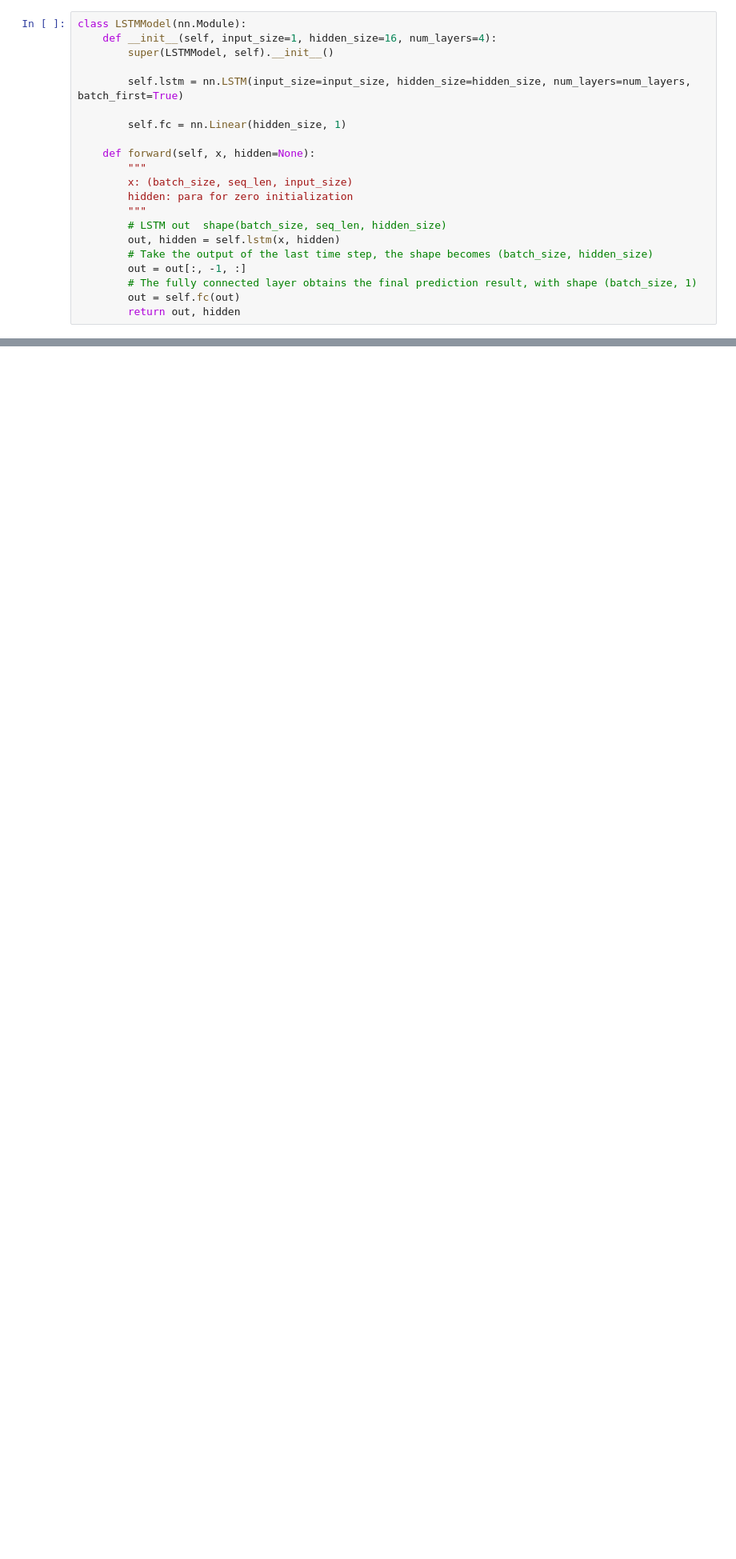
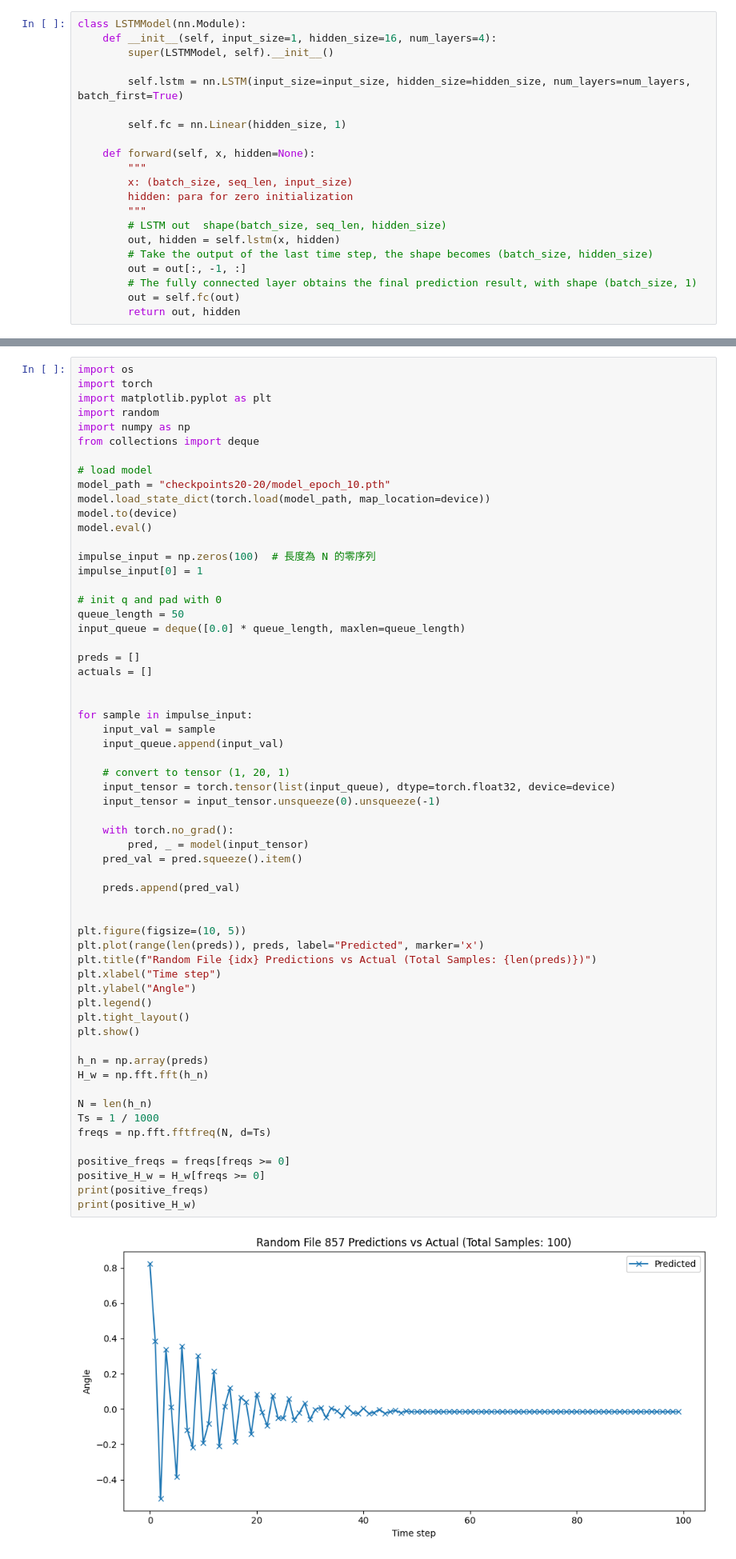
Before and after one commit to lintin528/motor_simulation, a Jupyter notebook: lstm_motorSim.ipynb, the cells around one changed output, grey strips where cells are left out. Shown: that part at 80% size. Drawn from its saved outputs; the diff is of its cells as text; blank space fills up the shorter version.

```diff
--- a/lstm_motorSim.ipynb
+++ b/lstm_motorSim.ipynb
@@ -294,0 +324,62 @@ for idx in selected_indices:
+# %%
+import os
+import torch
+import matplotlib.pyplot as plt
+import random
+import numpy as np
+from collections import deque
+
+# load model
+model_path = "checkpoints20-20/model_epoch_10.pth"
+model.load_state_dict(torch.load(model_path, map_location=device))
+model.to(device)
+model.eval()
+
+impulse_input = np.zeros(100)  # 長度為 N 的零序列
+impulse_input[0] = 1
+
+# init q and pad with 0
+queue_length = 50
+input_queue = deque([0.0] * queue_length, maxlen=queue_length)
+
+preds = []
+actuals = []
+
+
+for sample in impulse_input:
+    input_val = sample
+    input_queue.append(input_val)
+
+    # convert to tensor (1, 20, 1)
+    input_tensor = torch.tensor(list(input_queue), dtype=torch.float32, device=device)
+    input_tensor = input_tensor.unsqueeze(0).unsqueeze(-1)
+
+    with torch.no_grad():
+        pred, _ = model(input_tensor)
+    pred_val = pred.squeeze().item()
+
+    preds.append(pred_val)
+
+
+plt.figure(figsize=(10, 5))
+plt.plot(range(len(preds)), preds, label="Predicted", marker='x')
+plt.title(f"Random File {idx} Predictions vs Actual (Total Samples: {len(preds)})")
+plt.xlabel("Time step")
+plt.ylabel("Angle")
+plt.legend()
+plt.tight_layout()
+plt.show()
+
+h_n = np.array(preds)
+H_w = np.fft.fft(h_n)
+
+N = len(h_n)
+Ts = 1 / 1000
+freqs = np.fft.fftfreq(N, d=Ts)
+
+positive_freqs = freqs[freqs >= 0]
+positive_H_w = H_w[freqs >= 0]
+print(positive_freqs)
+print(positive_H_w)
+# %% [output]
+[figure, added]
```
Also changed, not shown: parts of 8 cells of this notebook, 1 other file.
